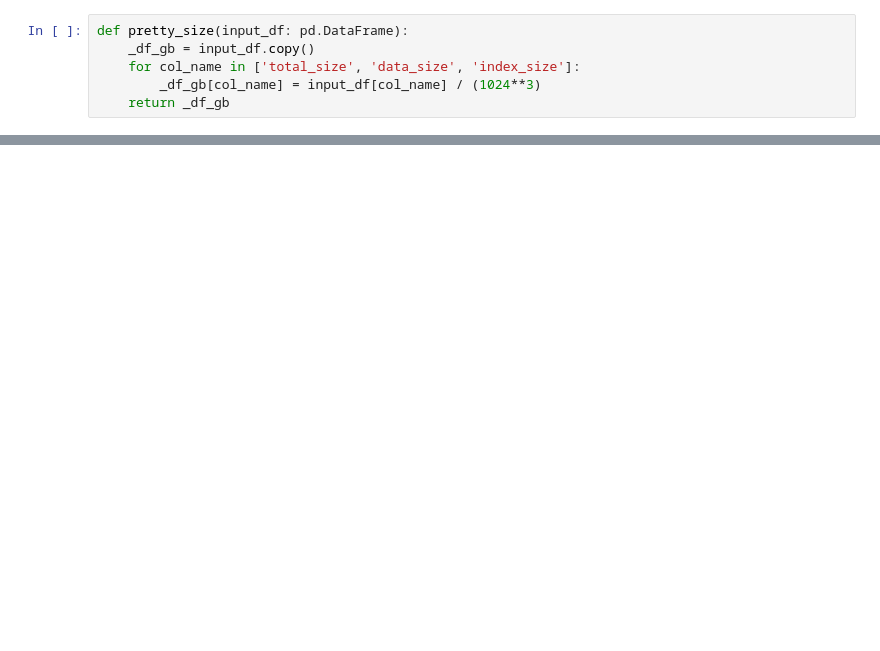
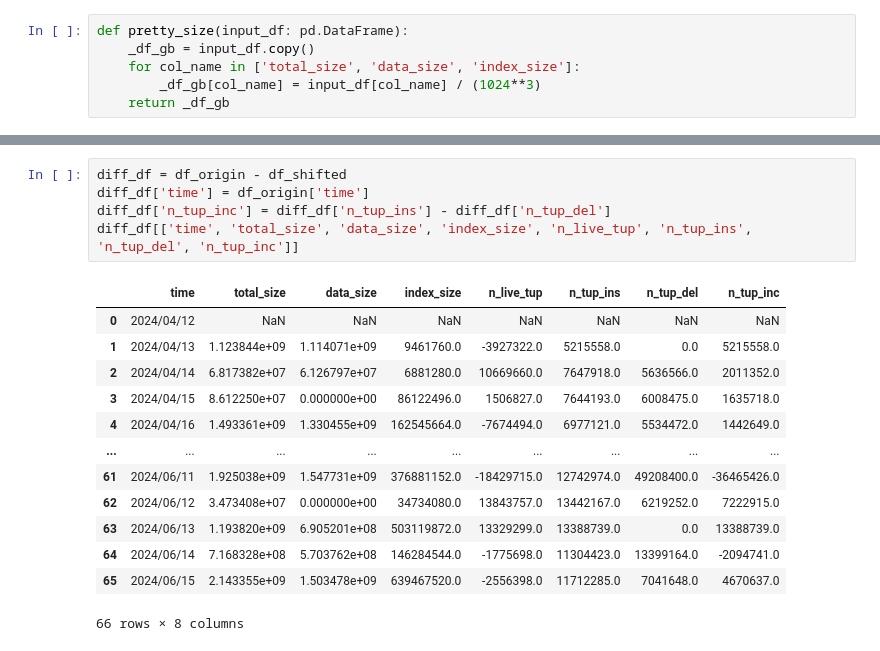
Before and after one commit to trixt63/PythonDatabase, a Jupyter notebook: notebooks/check_detailed.ipynb, the cells around one changed output, grey strips where cells are left out. Drawn from its saved outputs; the diff is of its cells as text; blank space fills up the shorter version.

```diff
--- a/notebooks/check_detailed.ipynb
+++ b/notebooks/check_detailed.ipynb
@@ -26,0 +82,19 @@ def pretty_size(input_df: pd.DataFrame):
+# %%
+diff_df = df_origin - df_shifted
+diff_df['time'] = df_origin['time']
+diff_df['n_tup_inc'] = diff_df['n_tup_ins'] - diff_df['n_tup_del']
+diff_df[['time', 'total_size', 'data_size', 'index_size', 'n_live_tup', 'n_tup_ins', 'n_tup_del', 'n_tup_inc']]
+# %% [output]
+|  | time | total_size | data_size | index_size | n_live_tup | n_tup_ins | n_tup_del | n_tup_inc |
+| 0 | 2024/04/12 | NaN | NaN | NaN | NaN | NaN | NaN | NaN |
+| 1 | 2024/04/13 | 1.123844e+09 | 1.114071e+09 | 9461760.0 | -3927322.0 | 5215558.0 | 0.0 | 5215558.0 |
+| 2 | 2024/04/14 | 6.817382e+07 | 6.126797e+07 | 6881280.0 | 10669660.0 | 7647918.0 | 5636566.0 | 2011352.0 |
+| 3 | 2024/04/15 | 8.612250e+07 | 0.000000e+00 | 86122496.0 | 1506827.0 | 7644193.0 | 6008475.0 | 1635718.0 |
+| 4 | 2024/04/16 | 1.493361e+09 | 1.330455e+09 | 162545664.0 | -7674494.0 | 6977121.0 | 5534472.0 | 1442649.0 |
+| ... | ... | ... | ... | ... | ... | ... | ... | ... |
+| 61 | 2024/06/11 | 1.925038e+09 | 1.547731e+09 | 376881152.0 | -18429715.0 | 12742974.0 | 49208400.0 | -36465426.0 |
+| 62 | 2024/06/12 | 3.473408e+07 | 0.000000e+00 | 34734080.0 | 13843757.0 | 13442167.0 | 6219252.0 | 7222915.0 |
+| 63 | 2024/06/13 | 1.193820e+09 | 6.905201e+08 | 503119872.0 | 13329299.0 | 13388739.0 | 0.0 | 13388739.0 |
+| 64 | 2024/06/14 | 7.168328e+08 | 5.703762e+08 | 146284544.0 | -1775698.0 | 11304423.0 | 13399164.0 | -2094741.0 |
+| 65 | 2024/06/15 | 2.143355e+09 | 1.503478e+09 | 639467520.0 | -2556398.0 | 11712285.0 | 7041648.0 | 4670637.0 |
+66 rows × 8 columns
```
Also changed, not shown: parts of 15 cells of this notebook, 3 other files.
